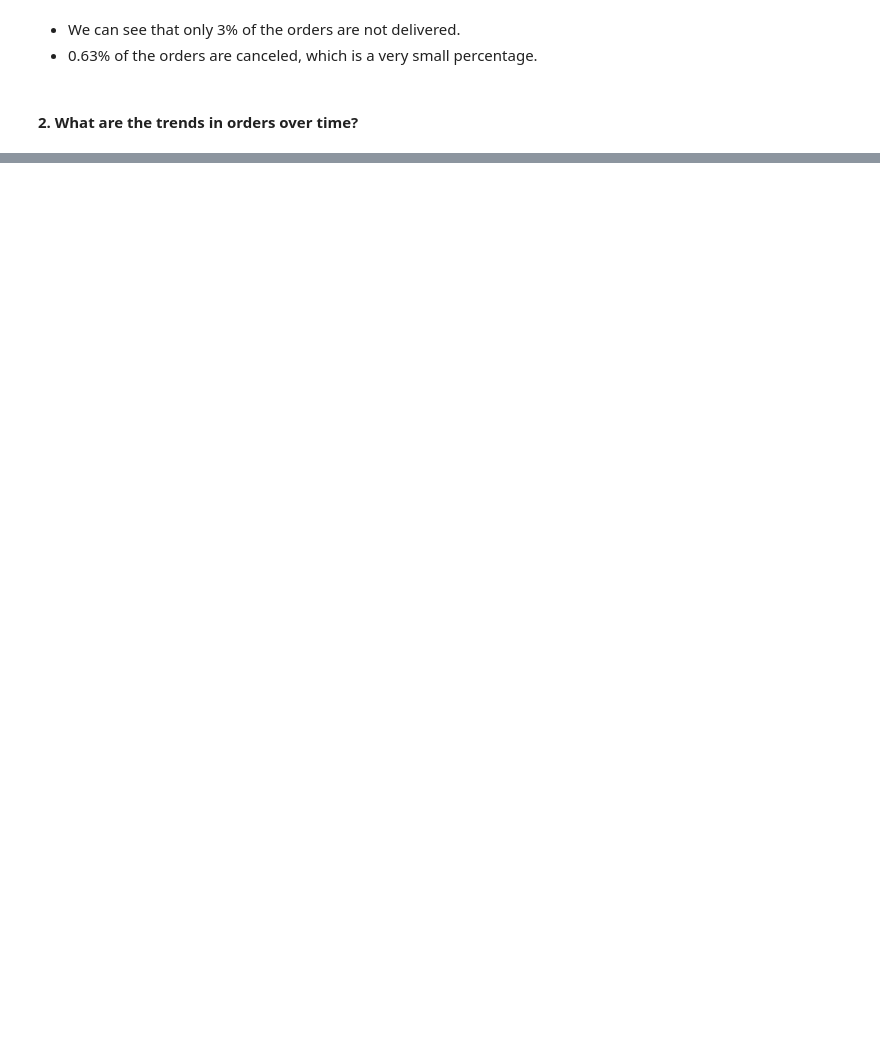
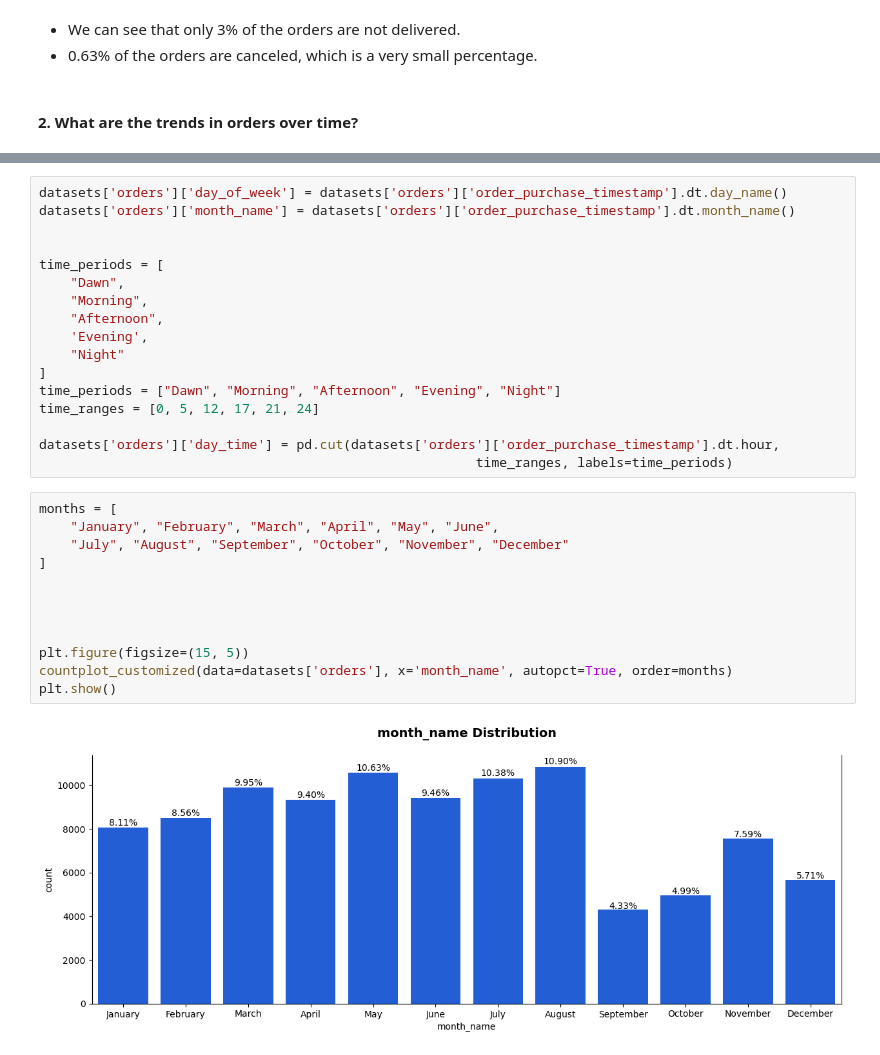
Before and after one commit to MohammadGhanaym/Data-Analysis-Projects, a Jupyter notebook: Analyze E-commerce dataset by Olist/Analysis.ipynb, the cells around one changed output, grey strips where cells are left out. Saved outputs shown, nothing was run; the diff lists cells and outputs as text; blank space fills up the shorter version.

```diff
--- a/Analyze E-commerce dataset by Olist/Analysis.ipynb
+++ b/Analyze E-commerce dataset by Olist/Analysis.ipynb
@@ -454,0 +470,31 @@ plt.show()
+# %%
+datasets['orders']['day_of_week'] = datasets['orders']['order_purchase_timestamp'].dt.day_name()
+datasets['orders']['month_name'] = datasets['orders']['order_purchase_timestamp'].dt.month_name()
+
+
+time_periods = [
+    "Dawn",
+    "Morning",
+    "Afternoon",
+    'Evening',
+    "Night"
+]
+time_periods = ["Dawn", "Morning", "Afternoon", "Evening", "Night"]
+time_ranges = [0, 5, 12, 17, 21, 24]
+
+datasets['orders']['day_time'] = pd.cut(datasets['orders']['order_purchase_timestamp'].dt.hour,
+                                                        time_ranges, labels=time_periods)
+# %%
+months = [
+    "January", "February", "March", "April", "May", "June",
+    "July", "August", "September", "October", "November", "December"
+]
+
+
+
+
+plt.figure(figsize=(15, 5))
+countplot_customized(data=datasets['orders'], x='month_name', autopct=True, order=months)
+plt.show()
+# %% [output]
+[figure, added]
```
Also changed, not shown: parts of 22 cells of this notebook, 1 other file.
